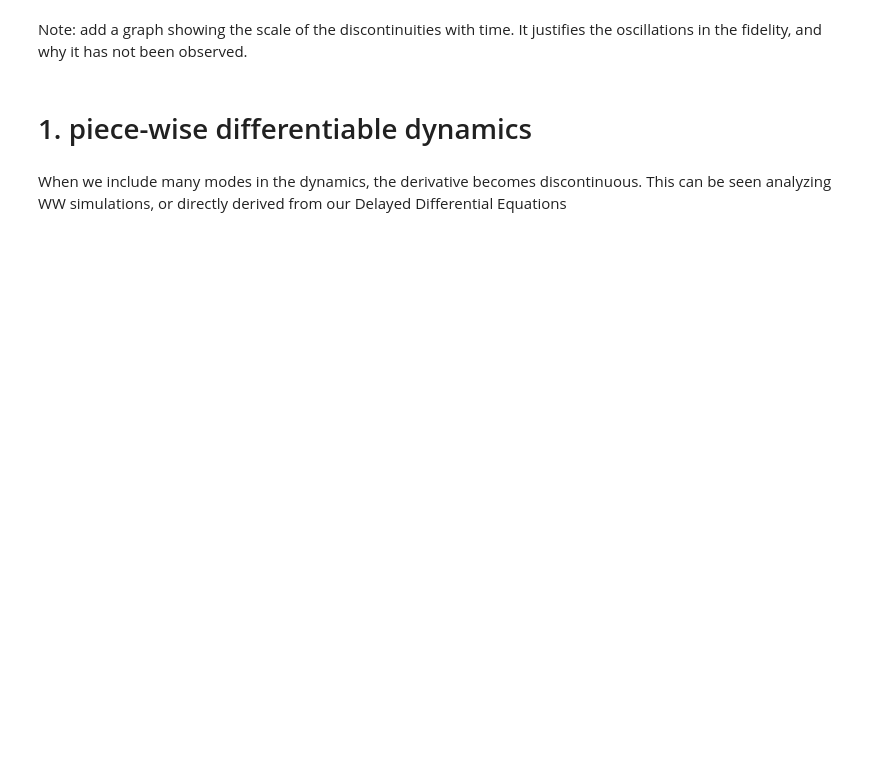
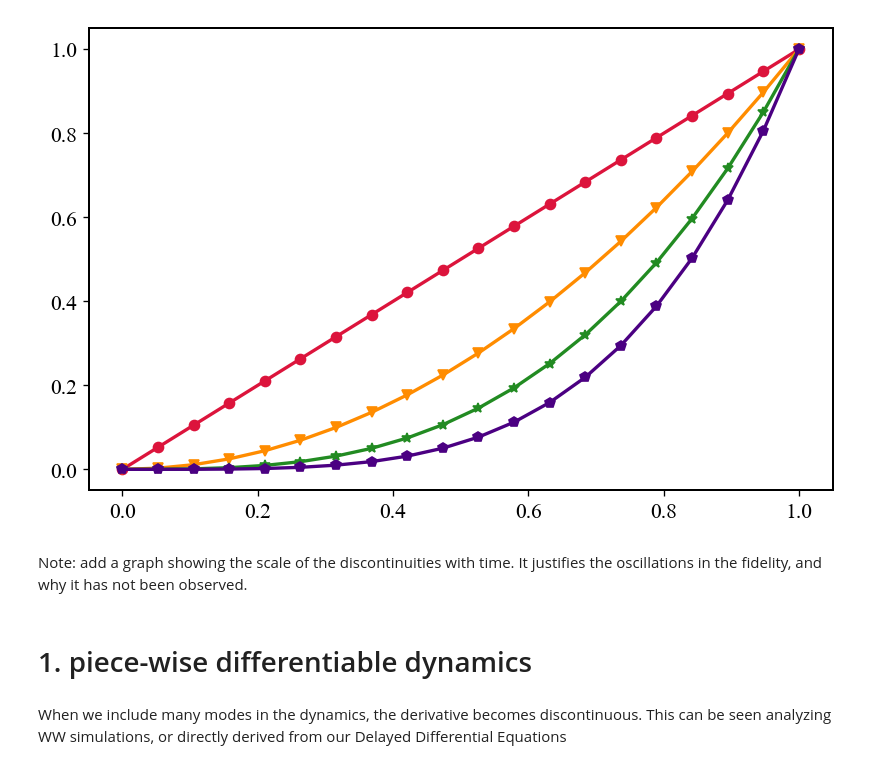
Before and after one commit to Taitoos2/non_markovian_qubit_swap, a Jupyter notebook: Idea_1.ipynb, the cells around one changed output. Cells and saved outputs as stored; diff of their text form; code cells hidden in the pictures; blank space fills up the shorter version.

```diff
--- a/Idea_1.ipynb
+++ b/Idea_1.ipynb
@@ -13,3 +20,14 @@ set_plot_style()
+# %%
+marker_cycle=['o','v','*','p']
+color_cycle= ['crimson','darkorange','forestgreen','indigo',]
+x=np.linspace(0,1,20)
+
+for i in range(0,4):
+    plt.plot(x,x**(i+1),color=color_cycle[i],marker=marker_cycle[i])
+plt.grid()
+plt.show()
+# %% [output]
+[figure, added]
 # %% [markdown]
 Note: add a graph showing the scale of the discontinuities with time. It justifies the oscillations in the fidelity, and why it has not been observed.
 # %% [markdown]
```
Also changed, not shown: parts of 4 cells of this notebook, 4 other files.
